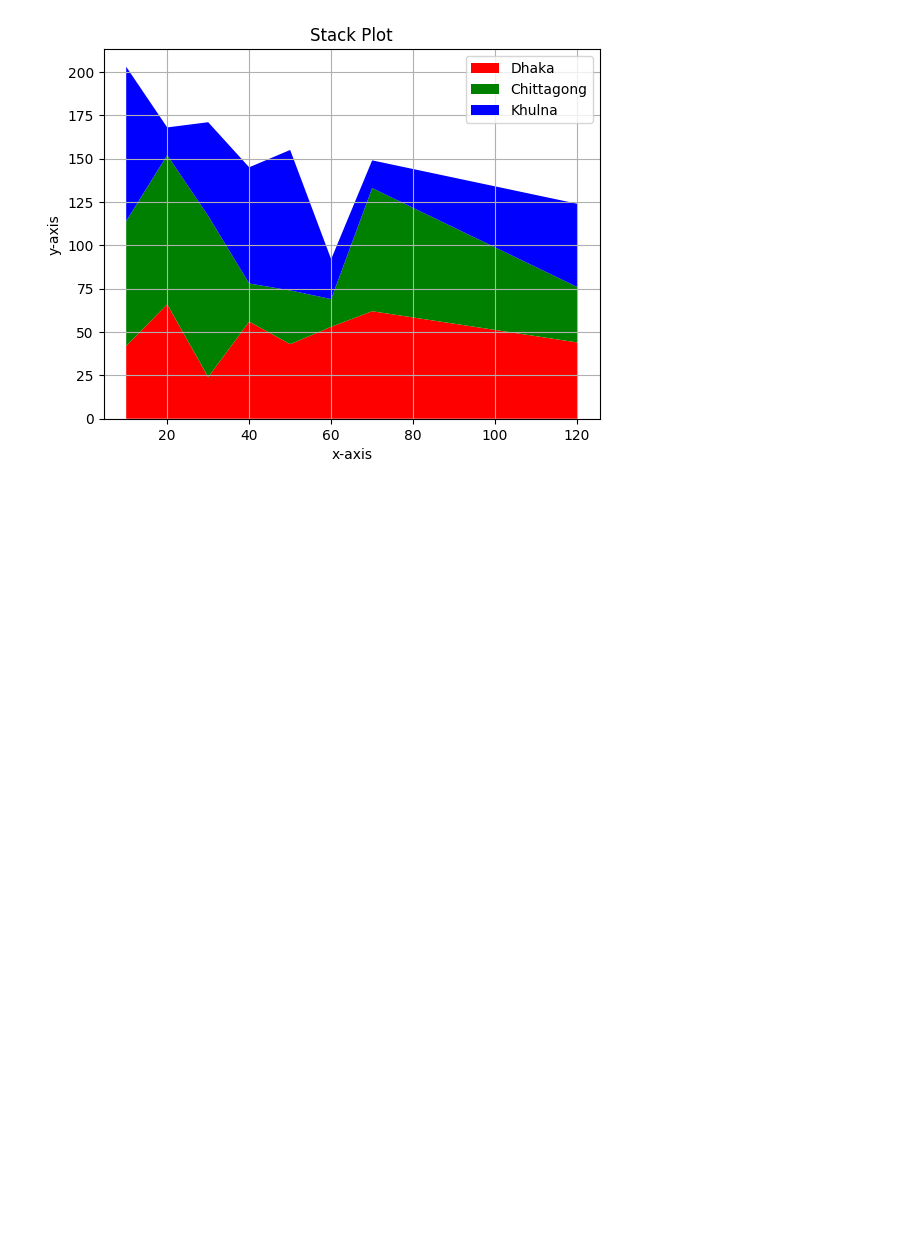
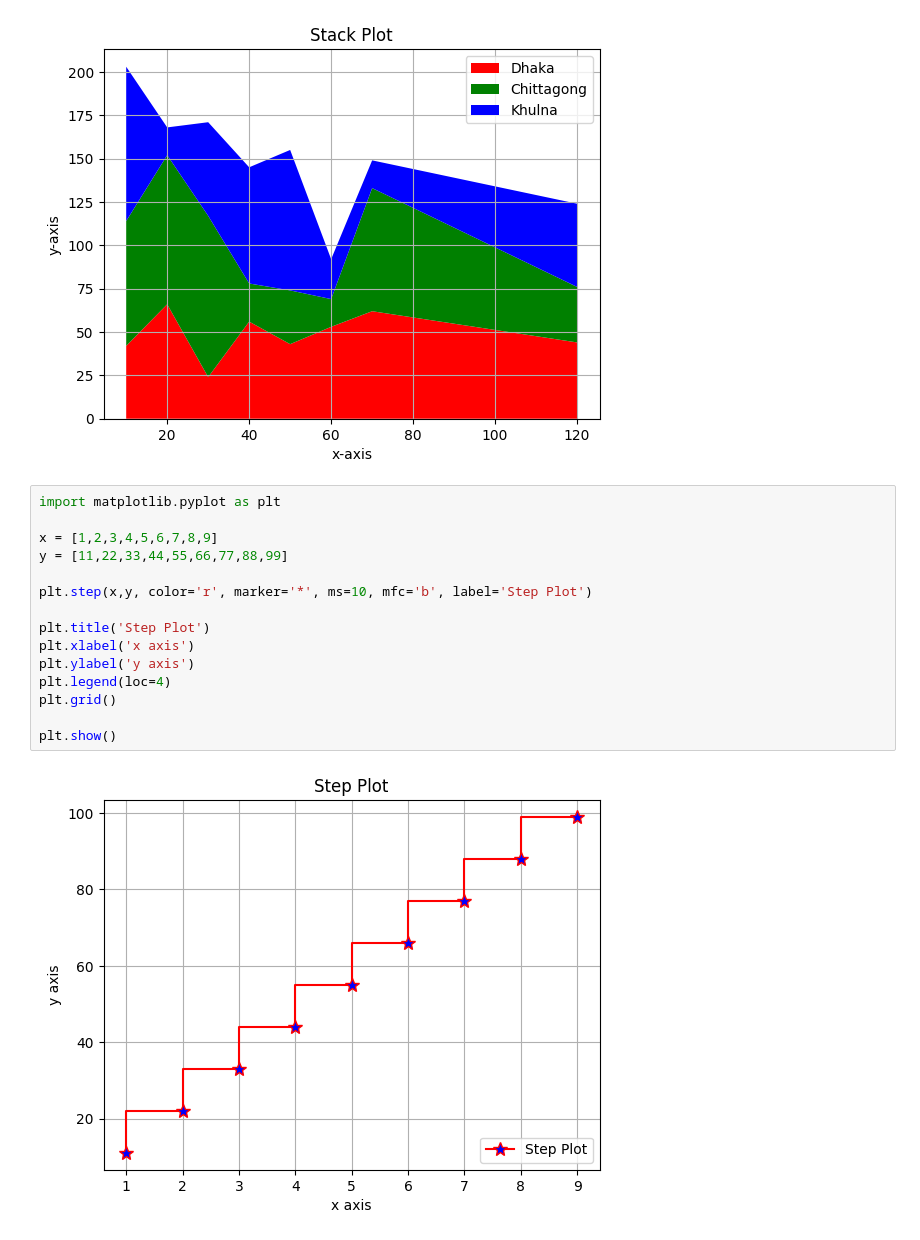
Before and after one commit to muhammadalinoor-1982/ml, a Jupyter notebook: practice/matplotlib_practice.ipynb, the cells around one changed output. Drawn from its saved outputs; the diff is of its cells as text; blank space fills up the shorter version.

Commit message:
stacklot(), step(), fill_between() subplot() and savefig() Function for ploting

```diff
--- a/practice/matplotlib_practice.ipynb
+++ b/practice/matplotlib_practice.ipynb
@@ -172,3 +172,20 @@ plt.legend()
 plt.show()
 # %% [output]
 [figure]
+# %%
+import matplotlib.pyplot as plt
+
+x = [1,2,3,4,5,6,7,8,9]
+y = [11,22,33,44,55,66,77,88,99]
+
+plt.step(x,y, color='r', marker='*', ms=10, mfc='b', label='Step Plot')
+
+plt.title('Step Plot')
+plt.xlabel('x axis')
+plt.ylabel('y axis')
+plt.legend(loc=4)
+plt.grid()
+
+plt.show()
+# %% [output]
+[figure, added]
```
Also changed, not shown: parts of 4 cells of this notebook, 5 other files.
